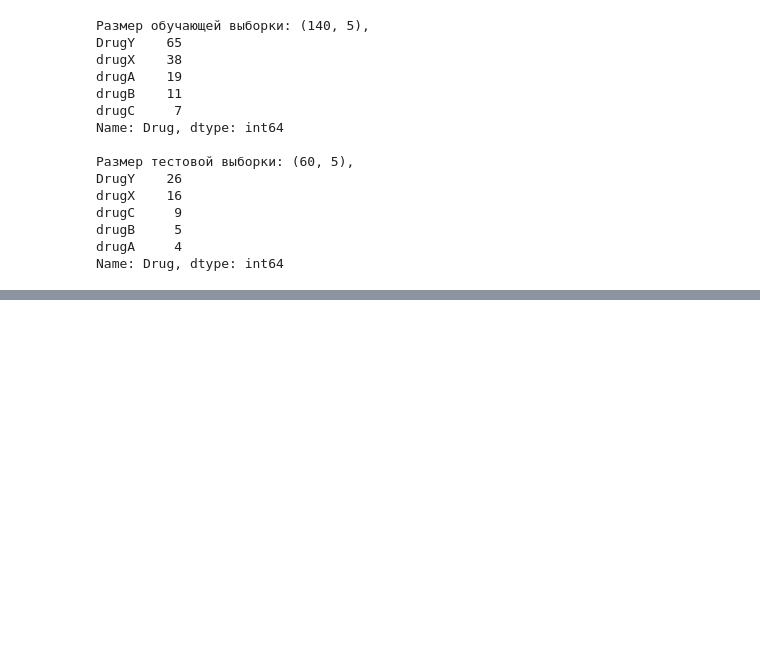
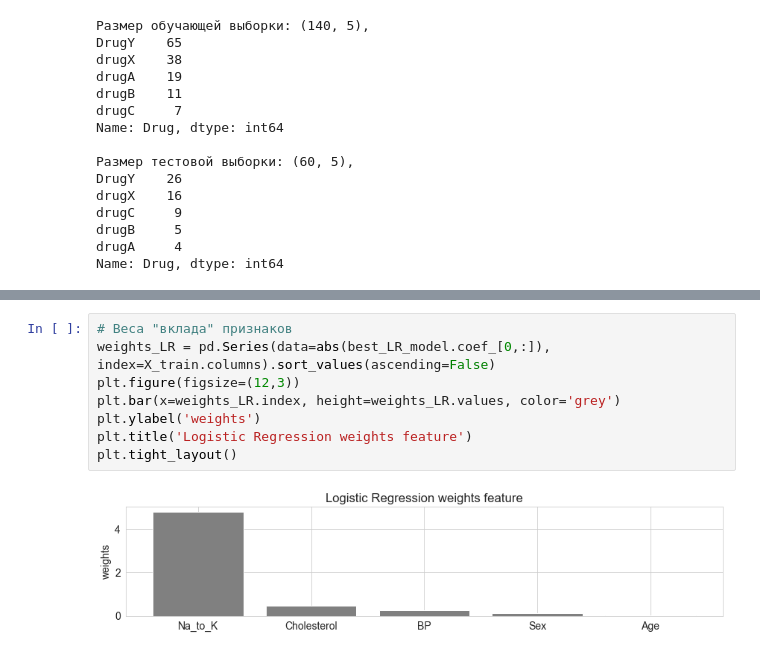
Before and after one commit to LeaReys/drug_dataset, a Jupyter notebook: drug_cl.ipynb, the cells around one changed output, grey strips where cells are left out. Drawn from its saved outputs; the diff is of its cells as text; blank space fills up the shorter version.

```diff
--- a/drug_cl.ipynb
+++ b/drug_cl.ipynb
@@ -407,0 +465,10 @@ Drug [0, 1, 2, 3, 4] = ['DrugY' 'drugA' 'drugB' 'drugC' 'drugX']
+# %%
+# Веса "вклада" признаков
+weights_LR = pd.Series(data=abs(best_LR_model.coef_[0,:]), index=X_train.columns).sort_values(ascending=False)
+plt.figure(figsize=(12,3))
+plt.bar(x=weights_LR.index, height=weights_LR.values, color='grey')
+plt.ylabel('weights')
+plt.title('Logistic Regression weights feature')
+plt.tight_layout()
+# %% [output]
+[figure, added]
```
Also changed, not shown: parts of 29 cells of this notebook.
